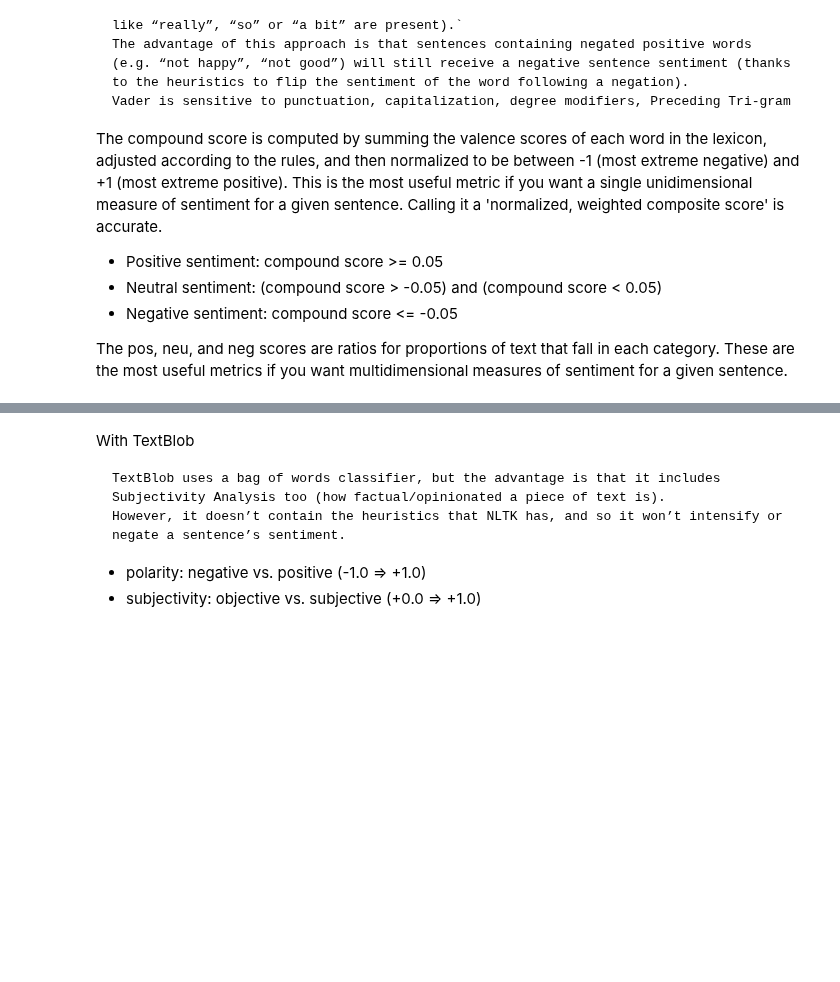
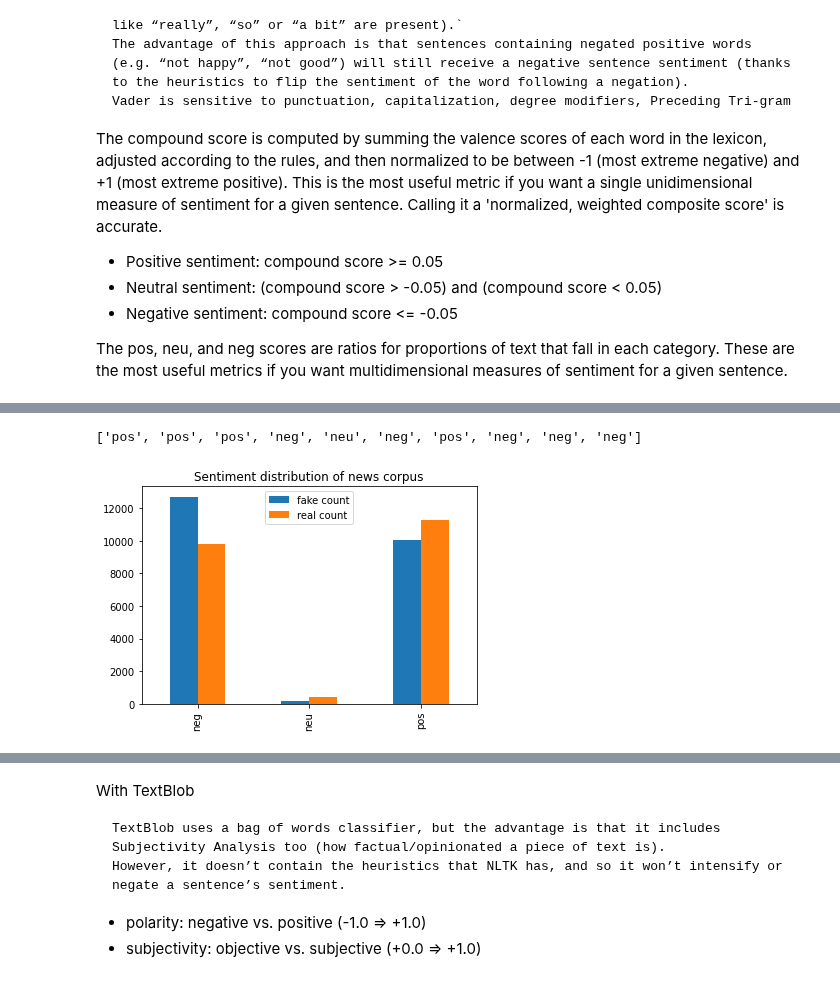
Before and after one commit to d-roland/Fake-news-detection, a Jupyter notebook: CS221_Fake_news_detection.ipynb, the cells around one changed output, grey strips where cells are left out. Cells and saved outputs as stored; diff of their text form; code cells hidden in the pictures; blank space fills up the shorter version.

```diff
--- a/CS221_Fake_news_detection.ipynb
+++ b/CS221_Fake_news_detection.ipynb
@@ -2108,3 +2196,11 @@ vader.polarity_scores('this is great work')
+# %%
+def get_vader_sent(val):
+  if val >= 0.05:
+    return "pos"
+  elif val <= -0.05:
+    return "neg"
+  else:
+    return "neu"
 # %%
 # Checking with non preprocessed data (hence including punctuation, upper case, etc.)
 vader_real = []
@@ -2126,0 +2225,3 @@ print("Compound: ",sum(comp)/len(comp), "Positive: ",sum(pos)/len(pos),"Neutral:
+# %%
+sent_real = [get_vader_sent(x) for x in comp]
+sent_real[:10]
@@ -2145,3 +2250,20 @@ print("Compound: ",sum(comp_fake)/len(comp_fake), "Positive: ",sum(pos_fake)/len
+# %%
+sent_fake = [get_vader_sent(x) for x in comp_fake]
+sent_fake[:10]
+# %% [output]
+['pos', 'pos', 'pos', 'neg', 'neu', 'neg', 'pos', 'neg', 'neg', 'neg']
+# %%
+real_unique, real_count = np.unique(sent_real, return_counts=True)
+fake_unique, fake_count = np.unique(sent_fake, return_counts=True)
+vader_sent = pd.DataFrame(data={'sentiments':real_unique, 'Fake':fake_count, "Real":real_count})
+
+ax = vader_sent.plot.bar()
+ax.set(xticklabels = vader_sent['sentiments'])
+plt.legend(loc='upper center')
+plt.title('Sentiment distribution of news corpus')
+plt.show()
+# %% [output]
+[figure, added]
 # %%
 # Checking the same with preprocessed data (without punctuation, upper case, etc.)
 vader_real = []
```
Also changed, not shown: parts of 93 cells of this notebook.
